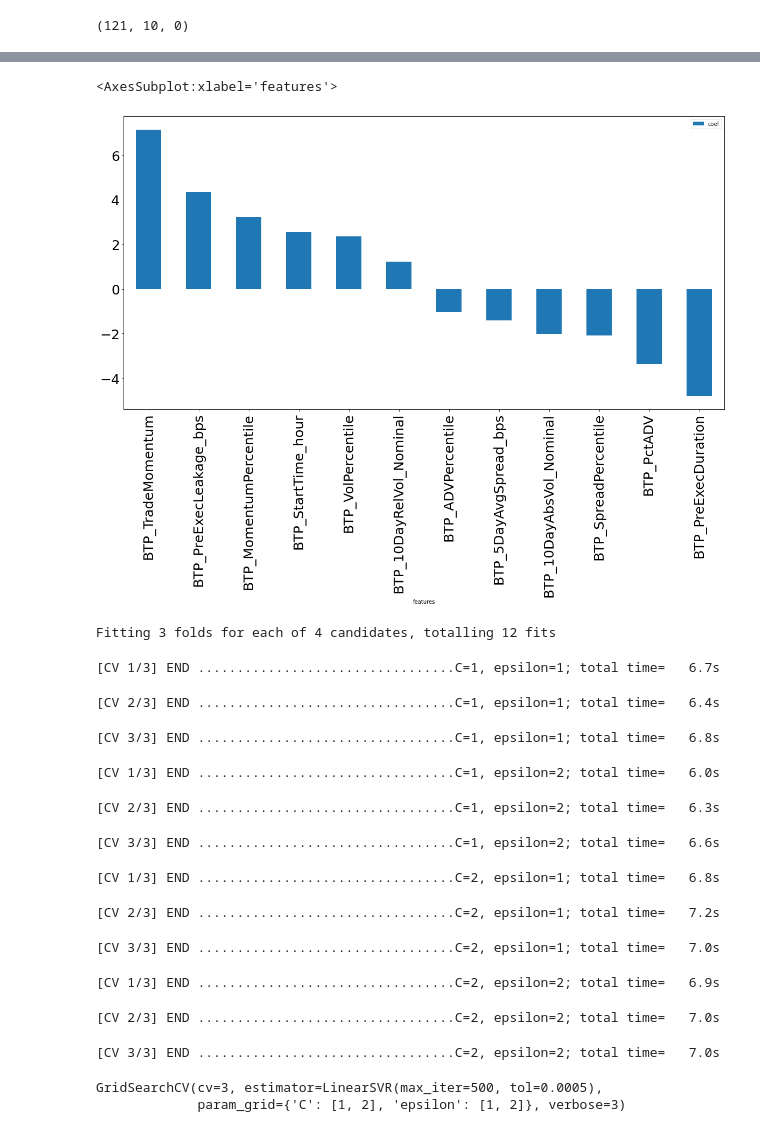
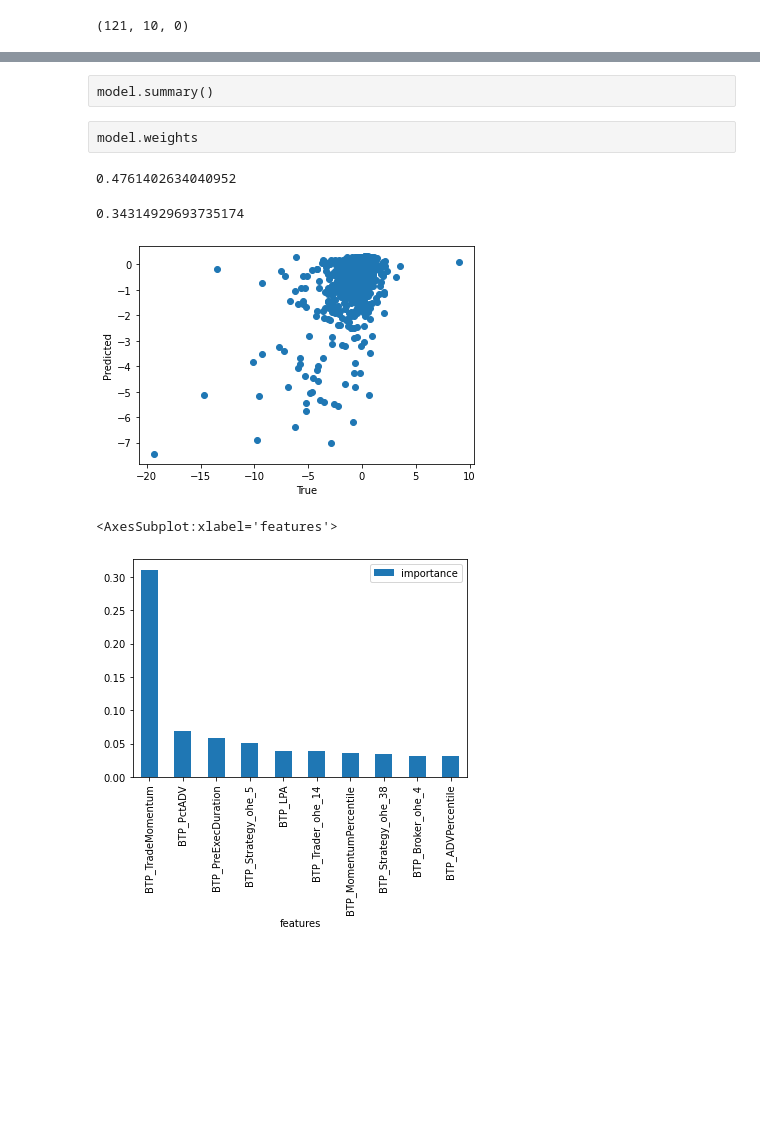
Before and after one commit to keshavs0305/franklin_route_anaysis, a Jupyter notebook: neural_network.ipynb, the cells around one changed output, grey strips where cells are left out. Saved outputs shown, nothing was run; the diff lists cells and outputs as text; code cells hidden in the pictures; blank space fills up the shorter version.

```diff
--- a/neural_network.ipynb
+++ b/neural_network.ipynb
@@ -108,0 +87,16 @@ models.best_estimator_.score(x_train_std,y_train), models.best_estimator_.score(
+# %%
+x_scaler = StandardScaler()
+x_train_std = x_scaler.fit_transform(x_train)
+x_test_std = x_scaler.transform(x_test)
+
+y_scaler = StandardScaler()
+y_train_std = y_scaler.fit_transform(y_train.to_numpy().reshape(-1, 1))
+y_test_std = y_scaler.transform(y_test.to_numpy().reshape(-1, 1))
+# %%
+model = Sequential()
+model.add(Dense(25, input_dim=x_train.shape[1], activation='tanh', kernel_initializer='he_normal'))
+model.add(Dense(5, activation='tanh', kernel_initializer='he_normal'))
+model.add(Dense(1, activation='linear'))
+# %%
+model.compile(loss='mse', optimizer=keras.optimizers.Adam(learning_rate=0.001))
+model.fit(x_train_std,y_train_std,epochs=10,verbose=1,batch_size=4,validation_split=0.2)
@@ -108,0 +125,4 @@ models.best_estimator_.score(x_train_std,y_train), models.best_estimator_.score(
+# %% [raw]
+model.summary()
+# %% [raw]
+model.weights
@@ -109,9 +131,26 @@ models.best_estimator_.score(x_train_std,y_train), models.best_estimator_.score(
+# %%
+r2_score(y_train_std,model.predict(x_train_std))
+# %% [output]
+0.4761402634040952
+# %%
+r2_score(y_test_std,model.predict(x_test_std))
+# %% [output]
+0.34314929693735174
+# %%
+plt.scatter(y_test_std,model.predict(x_test_std).reshape(1,-1)[0])
+plt.xlabel('True')
+plt.ylabel('Predicted')
+plt.show()
+# %% [output]
+[figure, added]
+# %%
+results = permutation_importance(model, x_test_std, y_test_std, scoring='neg_mean_squared_error')
+importance = results.importances_mean
 # %%
-t1 = pd.DataFrame(models.best_estimator_.coef_,columns = ['coef'])
+t1 = pd.DataFrame(importance,columns=['importance'])
 t1['features'] = x_train.columns
 
-t1 = t1.loc[abs(t1.coef)>1]
-t1.sort_values(['coef'],ascending=False).plot('features','coef',kind='bar',figsize=(20, 10),fontsize=25)
+t1.sort_values(['importance'],ascending=False).reset_index().iloc[:10].plot(x='features',y='importance',kind='bar')
 # %% [output]
 <AxesSubplot:xlabel='features'>
-[figure, old version]
+[figure, new version]
@@ -120,23 +156,0 @@ t1.sort_values(['coef'],ascending=False).plot('features','coef',kind='bar',figsi
-# %%
-parameters = {
-    'epsilon' : [1,2],
-    'C' : [1,2],
-}
-models = GridSearchCV(LinearSVR(max_iter=500,tol=0.0005),cv=3,verbose=3,param_grid=parameters)
-models.fit(x_train_std,y_train)
-# %% [output]
-Fitting 3 folds for each of 4 candidates, totalling 12 fits
-[CV 1/3] END .................................C=1, epsilon=1; total time=   6.7s
-[CV 2/3] END .................................C=1, epsilon=1; total time=   6.4s
-[CV 3/3] END .................................C=1, epsilon=1; total time=   6.8s
-[CV 1/3] END .................................C=1, epsilon=2; total time=   6.0s
-[CV 2/3] END .................................C=1, epsilon=2; total time=   6.3s
-[CV 3/3] END .................................C=1, epsilon=2; total time=   6.6s
-[CV 1/3] END .................................C=2, epsilon=1; total time=   6.8s
-[CV 2/3] END .................................C=2, epsilon=1; total time=   7.2s
-[CV 3/3] END .................................C=2, epsilon=1; total time=   7.0s
-[CV 1/3] END .................................C=2, epsilon=2; total time=   6.9s
-[CV 2/3] END .................................C=2, epsilon=2; total time=   7.0s
-[CV 3/3] END .................................C=2, epsilon=2; total time=   7.0s
-GridSearchCV(cv=3, estimator=LinearSVR(max_iter=500, tol=0.0005),
-             param_grid={'C': [1, 2], 'epsilon': [1, 2]}, verbose=3)
```
Also changed, not shown: parts of 18 cells of this notebook.
